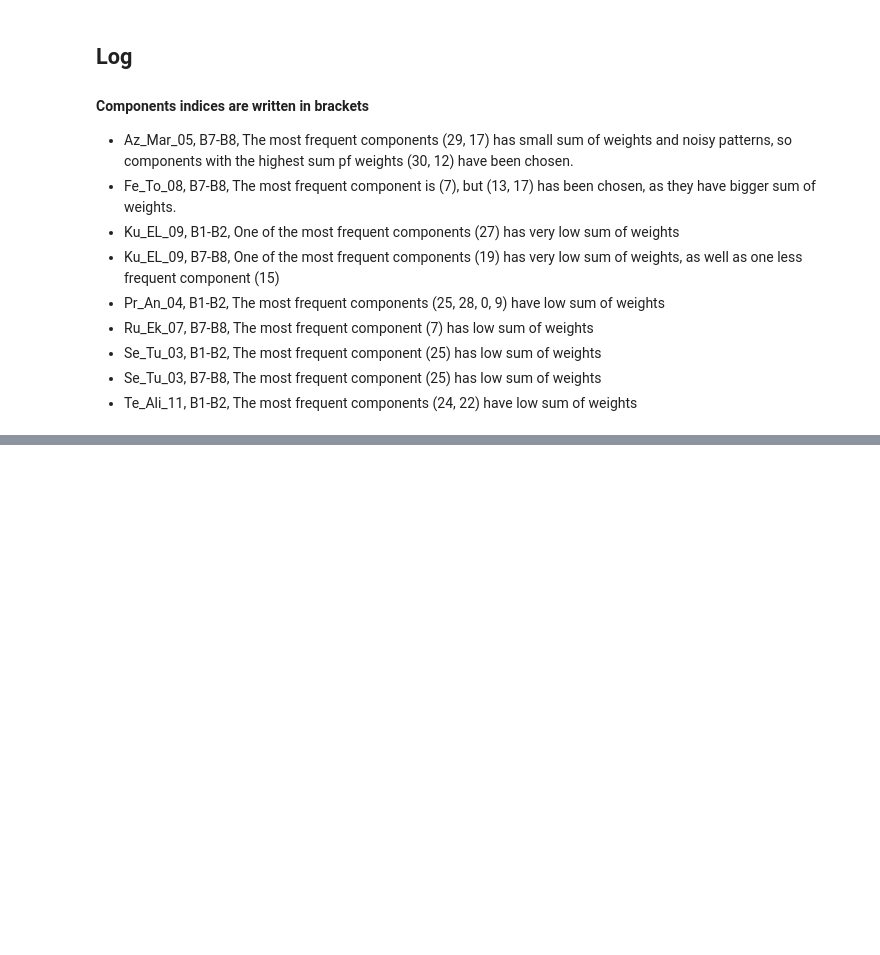
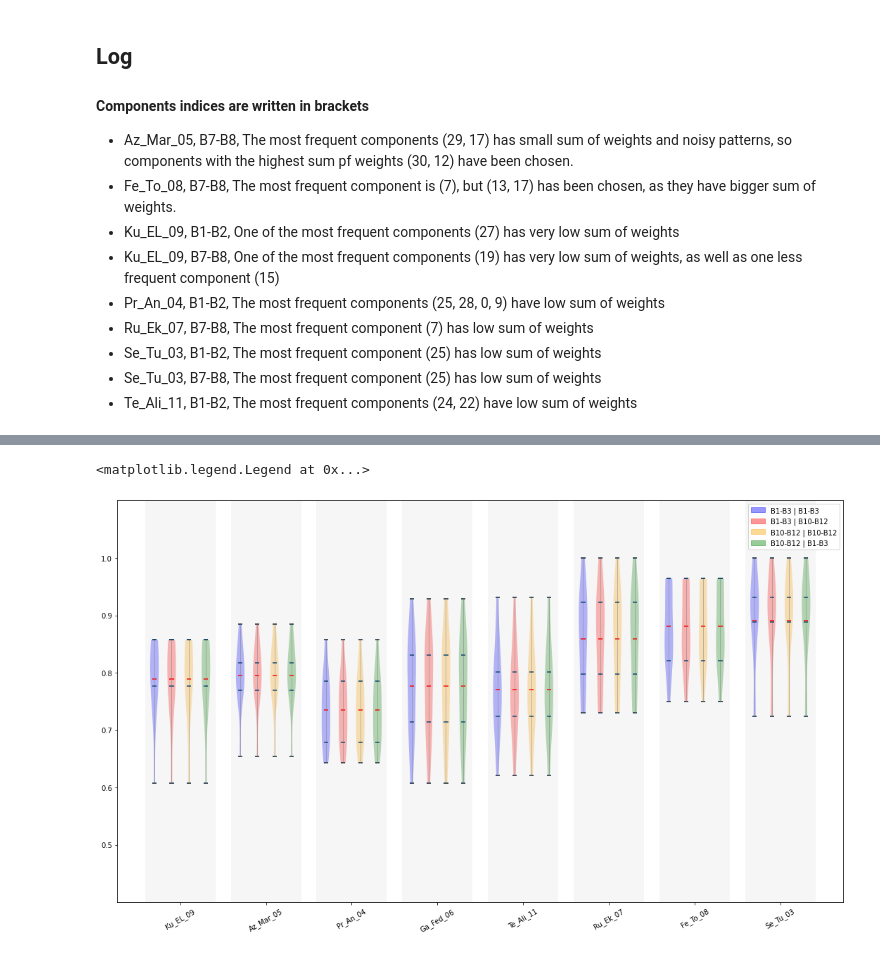
Before and after one commit to 1101AlexZab1011/FingerMovementDecoder, a Jupyter notebook: dirty_field/LFCNN_rem_y_preds_parse.ipynb, the cells around one changed output, grey strips where cells are left out. Saved outputs shown, nothing was run; the diff lists cells and outputs as text; code cells hidden in the pictures; blank space fills up the shorter version.

```diff
--- a/dirty_field/LFCNN_rem_y_preds_parse.ipynb
+++ b/dirty_field/LFCNN_rem_y_preds_parse.ipynb
@@ -606,0 +619,77 @@ draw_sp(16, waveforms, temporal_parameters, spatial_parameters)
+# %%
+import matplotlib.patches as mpatches
+
+def adjust_fig(fig):
+    fig['cmeans'].set_edgecolor('r')
+    fig['cmaxes'].set_edgecolor('#082032')
+    fig['cmins'].set_edgecolor('#082032')
+    fig['cbars'].set_edgecolor('gray')
+    fig['cbars'].set_linewidth(.5)
+    fig['cquantiles'].set_edgecolor('#134a74')
+
+span = 1
+
+plt.ylim((0.4, 1.1))
+plt.yticks(
+    [.5, .6, .7, .8, .9, 1.],
+)
+plt.grid(True, axis='x', linewidth=100, alpha=.1)
+
+path = '/home/user/Downloads/perf_tables/LM_vs_LI_train_B1-B3_test_B1-B3_sep.csv'
+df = pd.read_csv(path, index_col = 0)
+subjects = set(list(df.index) + ['Average'])
+plane = np.array([i for i in range(len(subjects)*4) if not (i)%4])
+data = np.array([df.test_acc[f'{subject}'].to_numpy() for subject in subjects])
+
+fig = plt.violinplot(
+    data.T, plane + np.array(range(len(plane)))*span,
+    showmeans=True,
+    quantiles = [[0.25, 0.75] for _ in subjects]
+)
+for i in range(len(subjects)):
+    fig['bodies'][i].set_facecolor('b')
+adjust_fig(fig)
+
+fig = plt.violinplot(
+    data.T, plane + 1 + np.array(range(len(plane)))*span,
+    showmeans=True,
+    quantiles = [[0.25, 0.75] for _ in subjects]
+)
+for i in range(len(subjects)):
+    fig['bodies'][i].set_facecolor('r')
+adjust_fig(fig)
+
+fig = plt.violinplot(
+    data.T, plane + 2 + np.array(range(len(plane)))*span,
+    showmeans=True,
+    quantiles = [[0.25, 0.75] for _ in subjects]
+)
+for i in range(len(subjects)):
+    fig['bodies'][i].set_facecolor('orange')
+adjust_fig(fig)
+
+fig = plt.violinplot(
+    data.T, plane + 3 + np.array(range(len(plane)))*span,
+    showmeans=True,
+    quantiles = [[0.25, 0.75] for _ in subjects]
+)
+for i in range(len(subjects)):
+    fig['bodies'][i].set_facecolor('g')
+adjust_fig(fig)
+
+_ = plt.xticks(
+    plane + 1.5 + np.array(range(len(plane)))*span,
+    subjects,
+    rotation=30
+)
+
+fig = plt.gcf()
+fig.set_size_inches(18.5, 10.5)
+b = mpatches.Patch(color='blue', label='B1-B3 | B1-B3', alpha=.4)
+r = mpatches.Patch(color='red', label='B1-B3 | B10-B12', alpha=.4)
+o = mpatches.Patch(color='orange', label='B10-B12 | B10-B12', alpha=.4)
+g = mpatches.Patch(color='green', label='B10-B12 | B1-B3', alpha=.4)
+plt.legend(handles=[b, r, o, g])
+# %% [output]
+<matplotlib.legend.Legend at 0x...>
+[figure, added]
```
Also changed, not shown: parts of 4 cells of this notebook, 1 other file.
